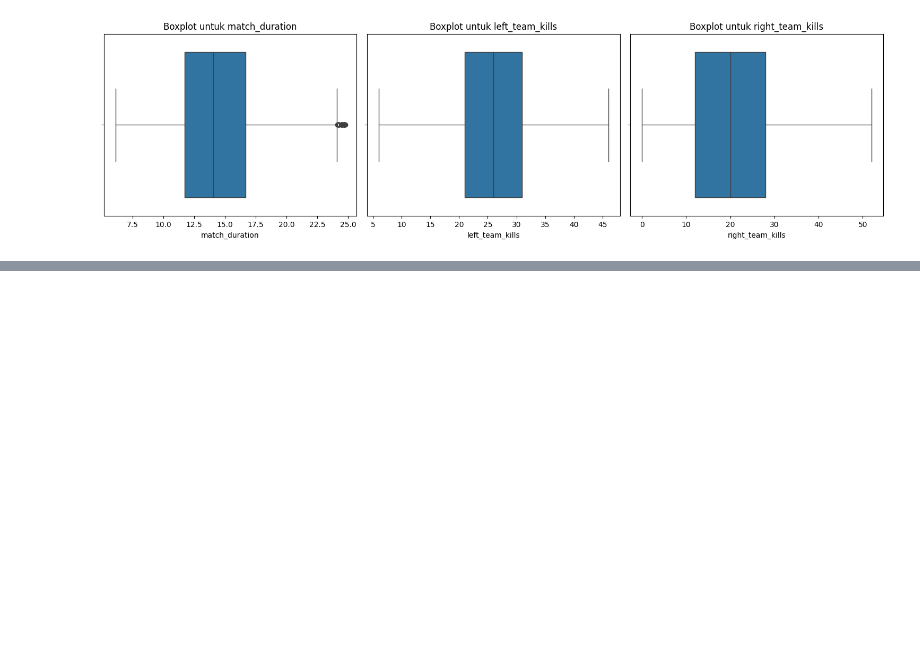
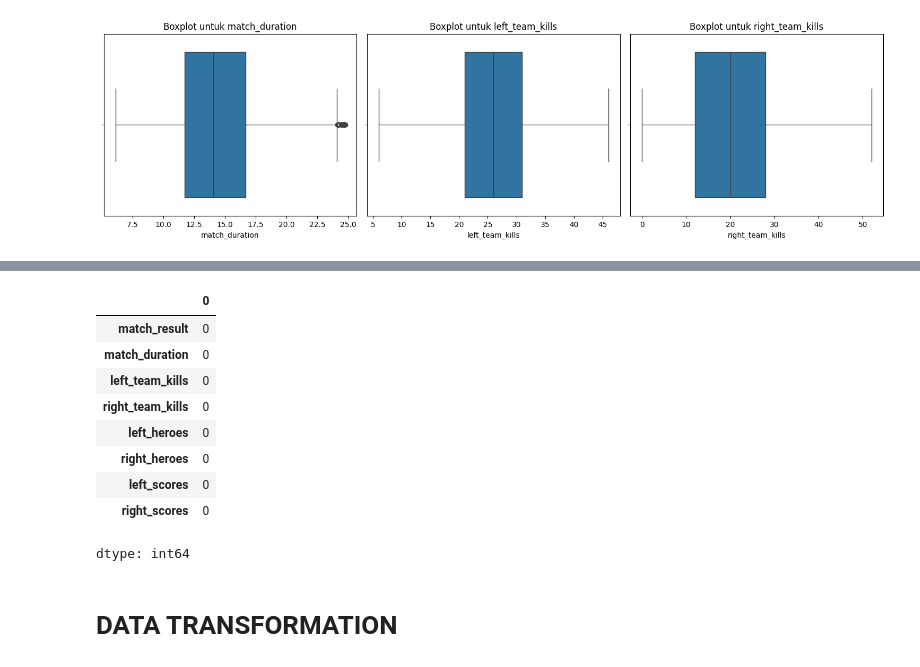
Before and after one commit to renasyan/datmin-tubes-mlbb, a Jupyter notebook: TUBES_DATMIN_MOBILE_LEGEND.ipynb, the cells around one changed output, grey strips where cells are left out. Cells and saved outputs as stored; diff of their text form; code cells hidden in the pictures; blank space fills up the shorter version.

```diff
--- a/TUBES_DATMIN_MOBILE_LEGEND.ipynb
+++ b/TUBES_DATMIN_MOBILE_LEGEND.ipynb
@@ -124,0 +152,15 @@ display_boxplot()
+# %%
+df.isnull().sum()
+# %% [output]
+|  | 0 |
+| match_result | 0 |
+| match_duration | 0 |
+| left_team_kills | 0 |
+| right_team_kills | 0 |
+| left_heroes | 0 |
+| right_heroes | 0 |
+| left_scores | 0 |
+| right_scores | 0 |
+dtype: int64
+# %% [markdown]
+# DATA TRANSFORMATION
```
Also changed, not shown: parts of 9 cells of this notebook.
